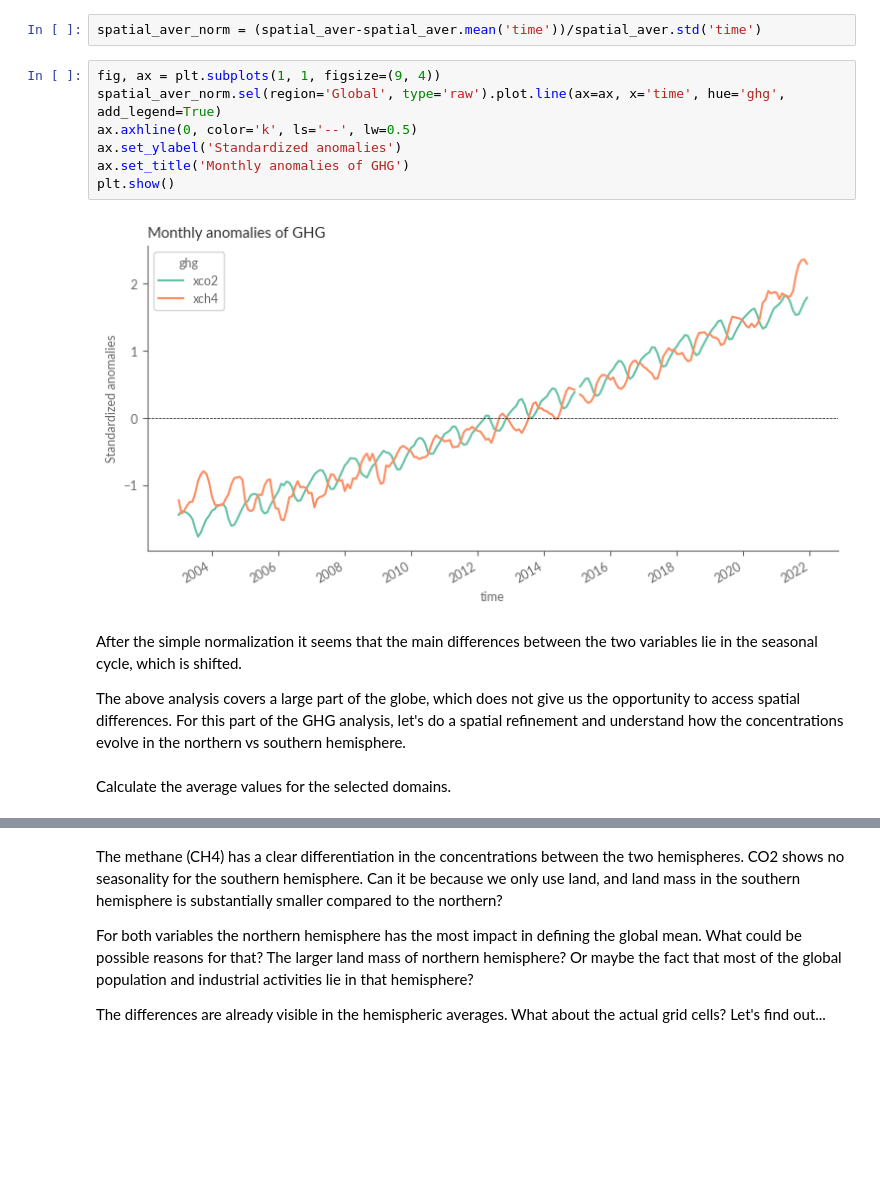
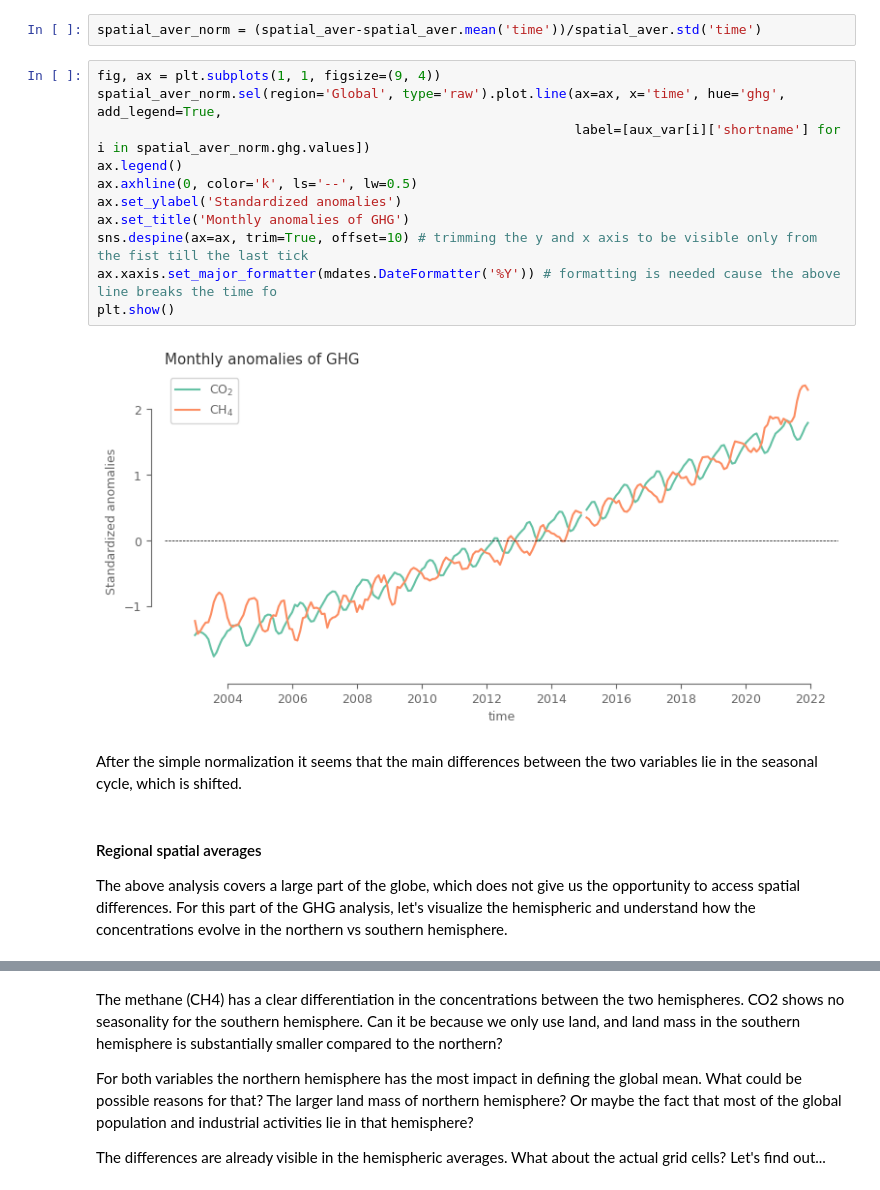
Before and after one commit to ECMWFCode4Earth/sketchbook-earth, a Jupyter notebook: tutorials/01_greenhouse_gases/01_greenhouse_gases.ipynb, the cells around one changed output, grey strips where cells are left out. Cells and saved outputs as stored; diff of their text form; blank space fills up the shorter version.

Commit message:
finalized analysis for tutorial 1

```diff
--- a/tutorials/01_greenhouse_gases/01_greenhouse_gases.ipynb
+++ b/tutorials/01_greenhouse_gases/01_greenhouse_gases.ipynb
@@ -653,18 +663,22 @@ Let's now compare the behaviour across both variables. Since the values are of s
 spatial_aver_norm = (spatial_aver-spatial_aver.mean('time'))/spatial_aver.std('time')
 # %%
 fig, ax = plt.subplots(1, 1, figsize=(9, 4))
-spatial_aver_norm.sel(region='Global', type='raw').plot.line(ax=ax, x='time', hue='ghg', add_legend=True)
+spatial_aver_norm.sel(region='Global', type='raw').plot.line(ax=ax, x='time', hue='ghg', add_legend=True,
+                                                             label=[aux_var[i]['shortname'] for i in spatial_aver_norm.ghg.values])
+ax.legend()
 ax.axhline(0, color='k', ls='--', lw=0.5)
 ax.set_ylabel('Standardized anomalies')
 ax.set_title('Monthly anomalies of GHG')
+sns.despine(ax=ax, trim=True, offset=10) # trimming the y and x axis to be visible only from the fist till the last tick
+ax.xaxis.set_major_formatter(mdates.DateFormatter('%Y')) # formatting is needed cause the above line breaks the time fo
 plt.show()
 # %% [output]
-[figure, old version]
+[figure, new version]
+# %% [markdown]
+After the simple normalization it seems that the main differences between the two variables lie in the seasonal cycle, which is shifted.
 # %% [markdown]
-After the simple normalization it seems that the main differences between the two variables lie in the seasonal cycle, which is shifted.
+#### Regional spatial averages
 
-The above analysis covers a large part of the globe, which does not give us the opportunity to access spatial differences. For this part of the GHG analysis, let's do a spatial refinement and understand how the concentrations evolve in the northern vs southern hemisphere.
+The above analysis covers a large part of the globe, which does not give us the opportunity to access spatial differences. For this part of the GHG analysis, let's visualize the hemispheric and understand how the concentrations evolve in the northern vs southern hemisphere.
-# %% [markdown]
-Calculate the average values for the selected domains.
 # %%
 fig, axes = plt.subplots(2, 1, figsize=(10, 9))
```
Also changed, not shown: parts of 51 cells of this notebook.
